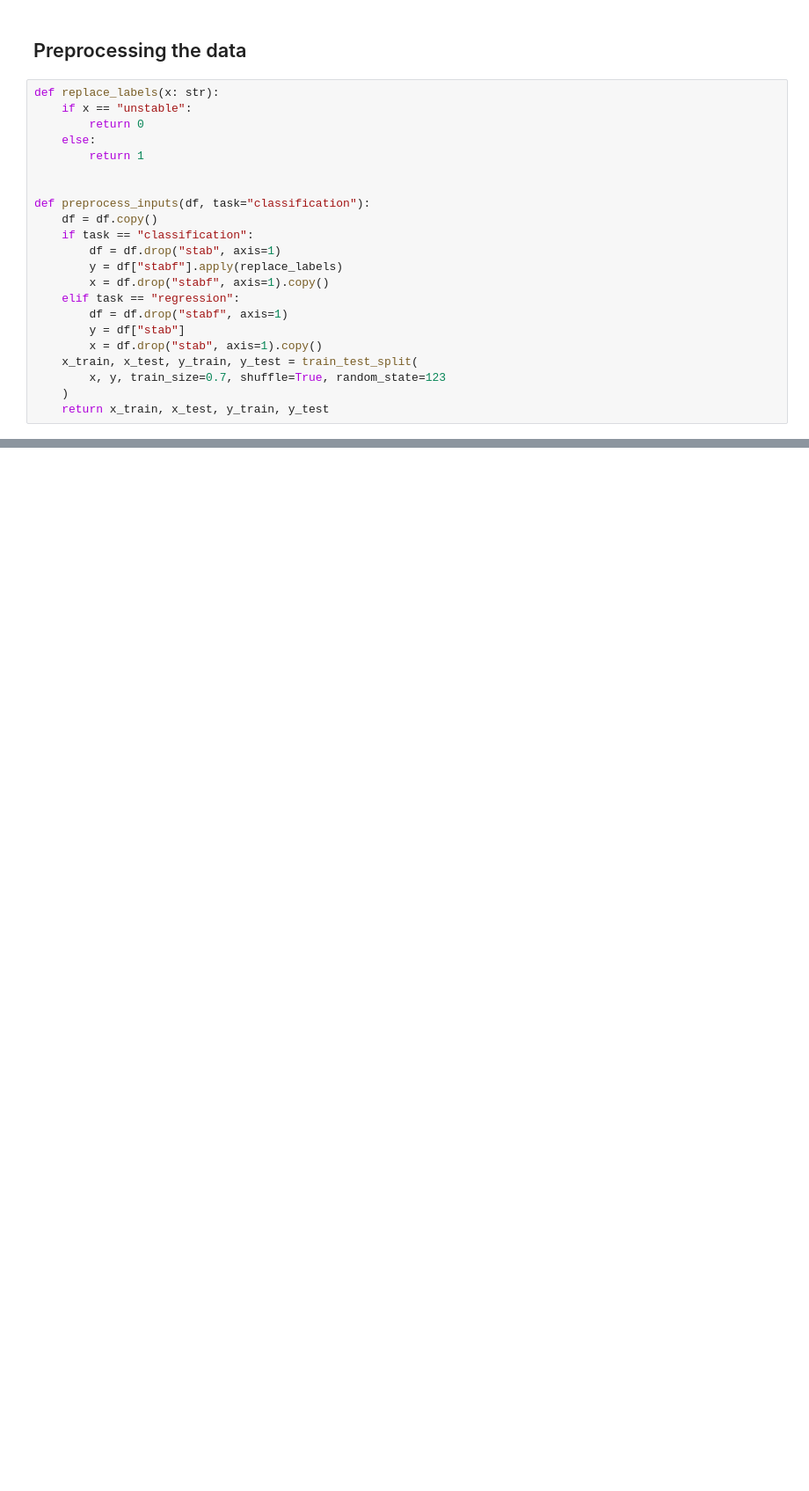
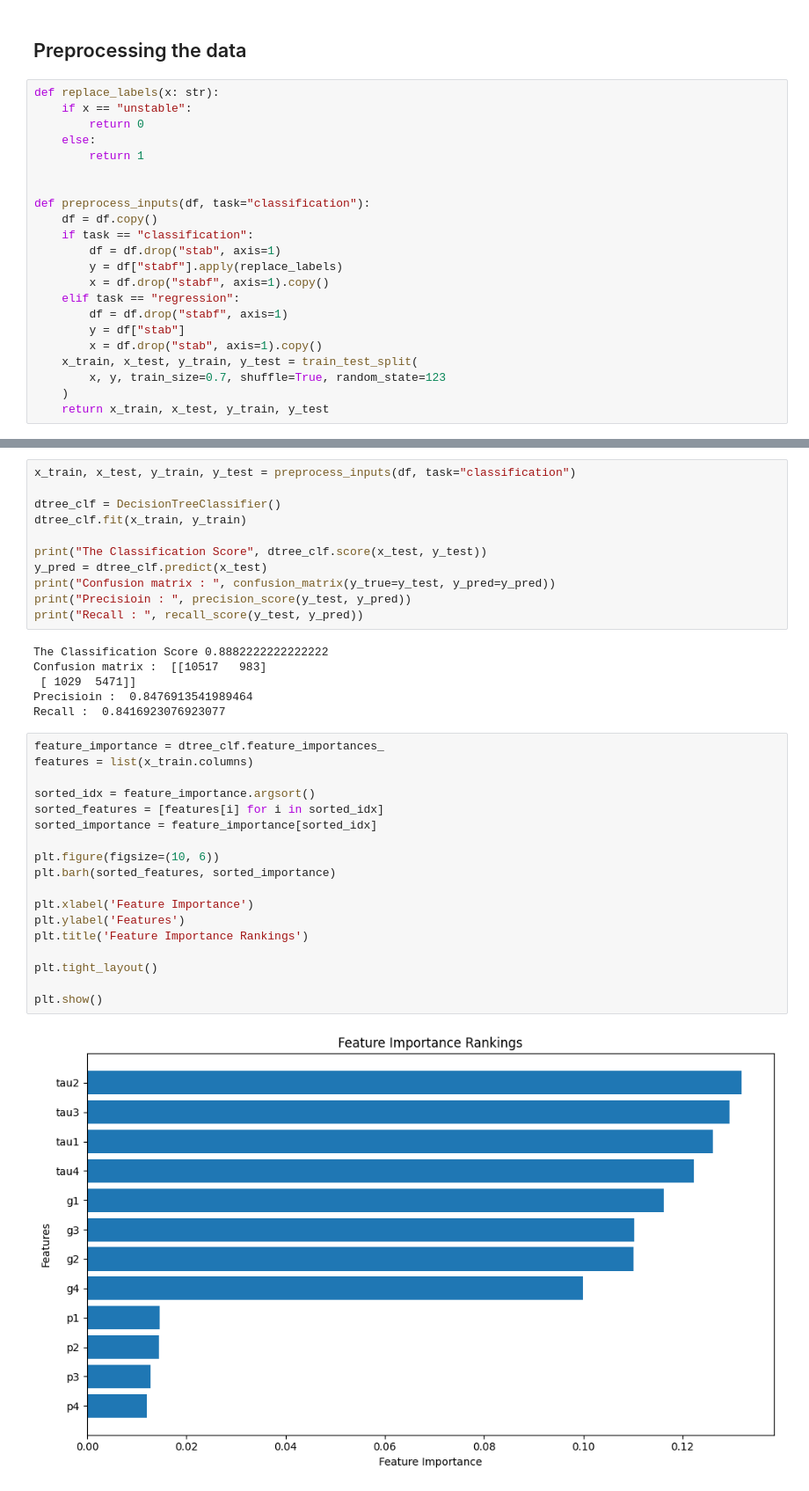
Before and after one commit to saivarshith67/smart-grid-stability, a Jupyter notebook: smartgridprediction.ipynb, the cells around one changed output, grey strips where cells are left out. Shown at 88% size. Cells and saved outputs as stored; diff of their text form; blank space fills up the shorter version.

```diff
--- a/smartgridprediction.ipynb
+++ b/smartgridprediction.ipynb
@@ -218,0 +287,37 @@ MAE  : 0.031349403371748755
+# %%
+x_train, x_test, y_train, y_test = preprocess_inputs(df, task="classification")
+
+dtree_clf = DecisionTreeClassifier()
+dtree_clf.fit(x_train, y_train)
+
+print("The Classification Score", dtree_clf.score(x_test, y_test))
+y_pred = dtree_clf.predict(x_test)
+print("Confusion matrix : ", confusion_matrix(y_true=y_test, y_pred=y_pred))
+print("Precisioin : ", precision_score(y_test, y_pred))
+print("Recall : ", recall_score(y_test, y_pred))
+# %% [output]
+The Classification Score 0.8882222222222222
+Confusion matrix :  [[10517   983]
+ [ 1029  5471]]
+Precisioin :  0.8476913541989464
+Recall :  0.8416923076923077
+# %%
+feature_importance = dtree_clf.feature_importances_
+features = list(x_train.columns)
+
+sorted_idx = feature_importance.argsort()
+sorted_features = [features[i] for i in sorted_idx]
+sorted_importance = feature_importance[sorted_idx]
+
+plt.figure(figsize=(10, 6))
+plt.barh(sorted_features, sorted_importance)
+
+plt.xlabel('Feature Importance')
+plt.ylabel('Features')
+plt.title('Feature Importance Rankings')
+
+plt.tight_layout()
+
+plt.show()
+# %% [output]
+[figure, added]
```
Also changed, not shown: parts of 23 cells of this notebook, 1 other file.
